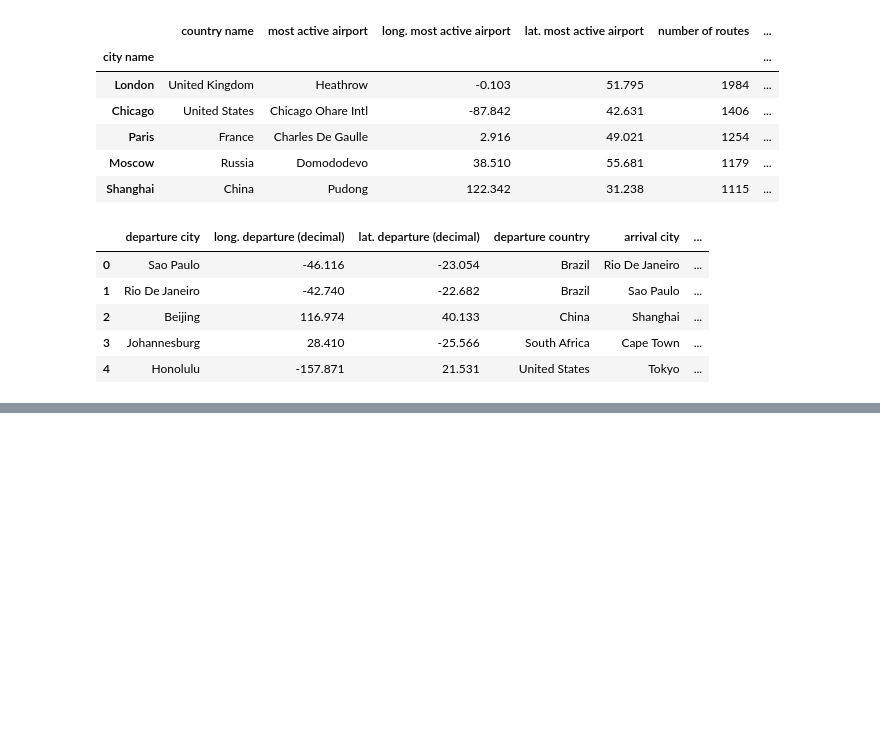
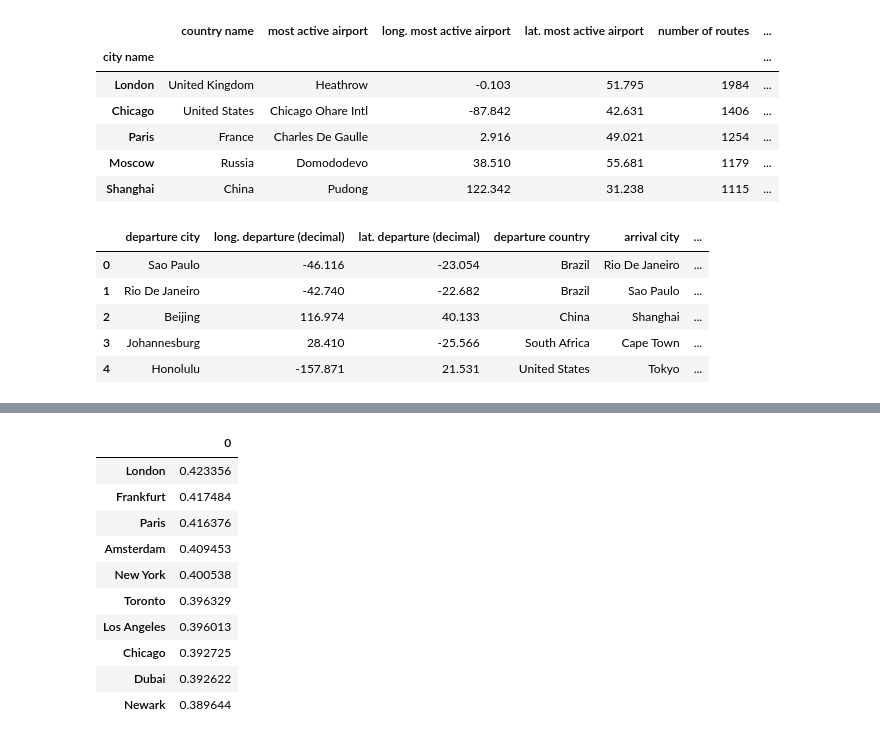
Before and after one commit to pratikwatwani/Applied-Data-Science, a Jupyter notebook: Session 10/Network Analysis.ipynb, the cells around one changed output, grey strips where cells are left out. Saved outputs shown, nothing was run; the diff lists cells and outputs as text; code cells hidden in the pictures; blank space fills up the shorter version.

```diff
--- a/Session 10/Network Analysis.ipynb
+++ b/Session 10/Network Analysis.ipynb
@@ -112,0 +230,16 @@ Flights.add_edges_from(edgelist)
+# %%
+closeness = dict(nx.closeness_centrality(Flights_new))
+closeness = pd.DataFrame(closeness.values(), index = closeness.keys())
+closeness.sort_values(by = 0, ascending = False).head(10)
+# %% [output]
+|  | 0 |
+| London | 0.423356 |
+| Frankfurt | 0.417484 |
+| Paris | 0.416376 |
+| Amsterdam | 0.409453 |
+| New York | 0.400538 |
+| Toronto | 0.396329 |
+| Los Angeles | 0.396013 |
+| Chicago | 0.392725 |
+| Dubai | 0.392622 |
+| Newark | 0.389644 |
```
Also changed, not shown: parts of 15 cells of this notebook.
